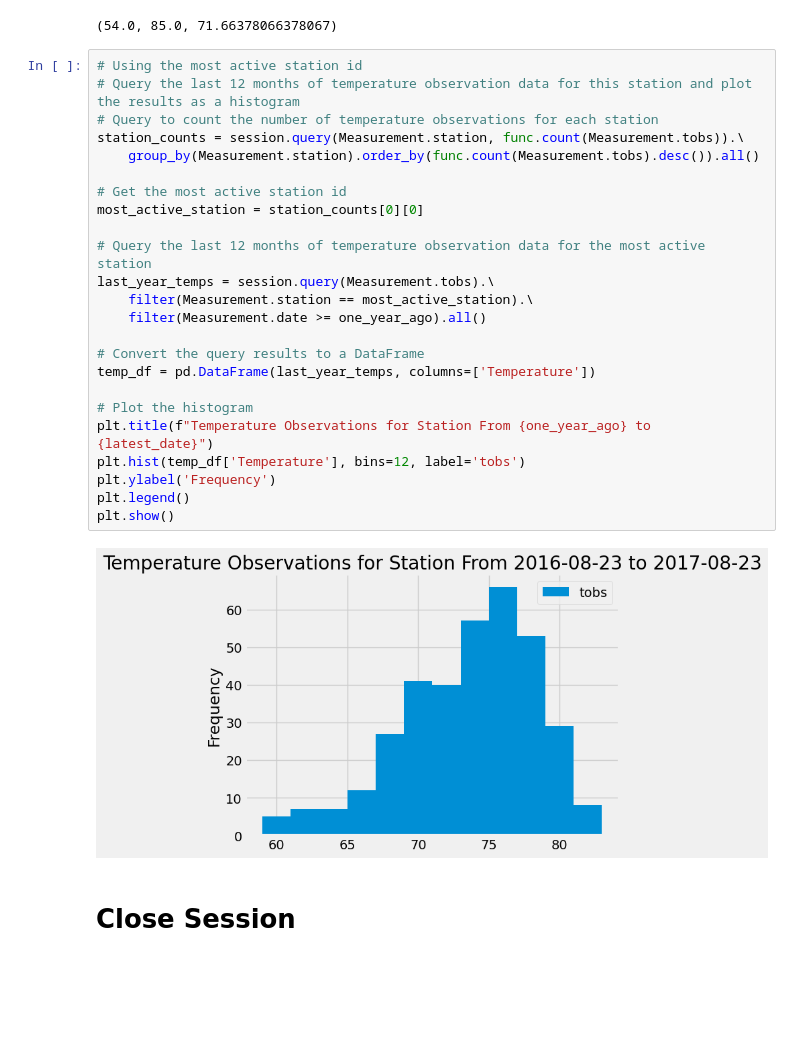
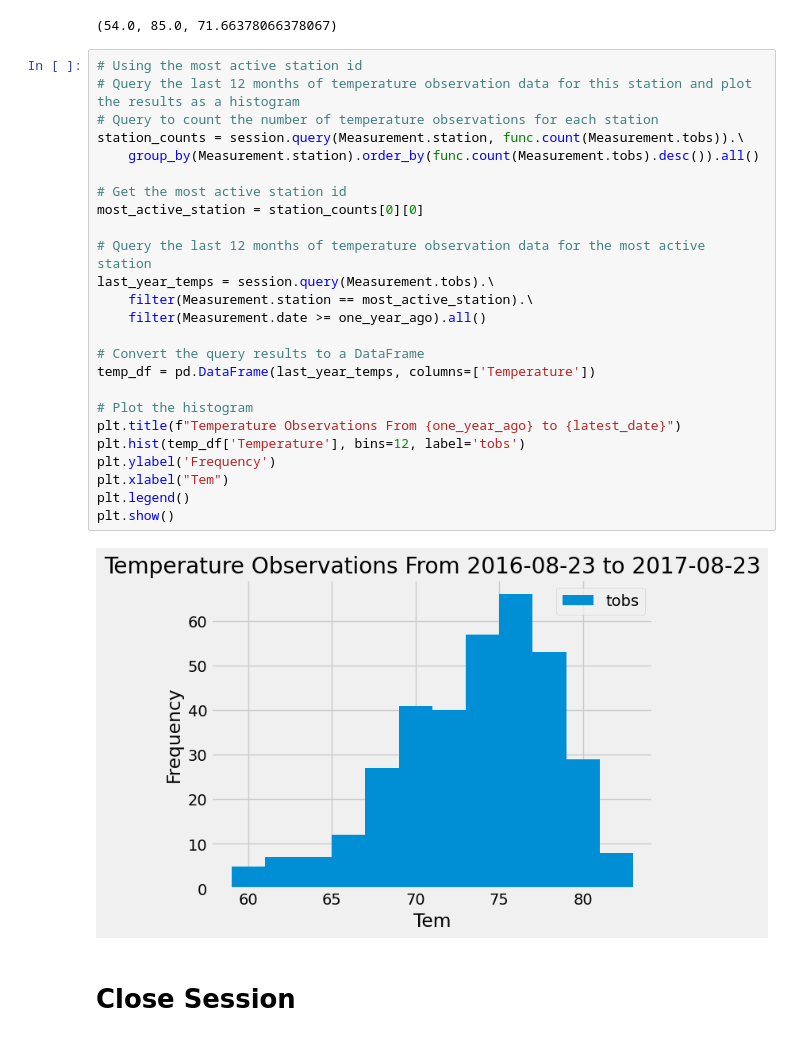
Before and after one commit to MidnightAlex6/Sqlalchemy-Challenge, a Jupyter notebook: SurfsUp/climate_starter.ipynb, the cells around one changed output. Drawn from its saved outputs; the diff is of its cells as text; blank space fills up the shorter version.

```diff
--- a/SurfsUp/climate_starter.ipynb
+++ b/SurfsUp/climate_starter.ipynb
@@ -138,29 +138,30 @@ mostactivestationdata
 # %%
 # Using the most active station id
 # Query the last 12 months of temperature observation data for this station and plot the results as a histogram
 # Query to count the number of temperature observations for each station
 station_counts = session.query(Measurement.station, func.count(Measurement.tobs)).\
     group_by(Measurement.station).order_by(func.count(Measurement.tobs).desc()).all()
 
 # Get the most active station id
 most_active_station = station_counts[0][0]
 
 # Query the last 12 months of temperature observation data for the most active station
 last_year_temps = session.query(Measurement.tobs).\
     filter(Measurement.station == most_active_station).\
     filter(Measurement.date >= one_year_ago).all()
 
 # Convert the query results to a DataFrame
 temp_df = pd.DataFrame(last_year_temps, columns=['Temperature'])
 
 # Plot the histogram
-plt.title(f"Temperature Observations for Station From {one_year_ago} to {latest_date}")
+plt.title(f"Temperature Observations From {one_year_ago} to {latest_date}")
 plt.hist(temp_df['Temperature'], bins=12, label='tobs')
 plt.ylabel('Frequency')
+plt.xlabel("Tem")
 plt.legend()
 plt.show()
 # %% [output]
-[figure, old version]
+[figure, new version]
 # %% [markdown]
 # Close Session
 # %%
```
Also changed, not shown: parts of 1 cell of this notebook.
